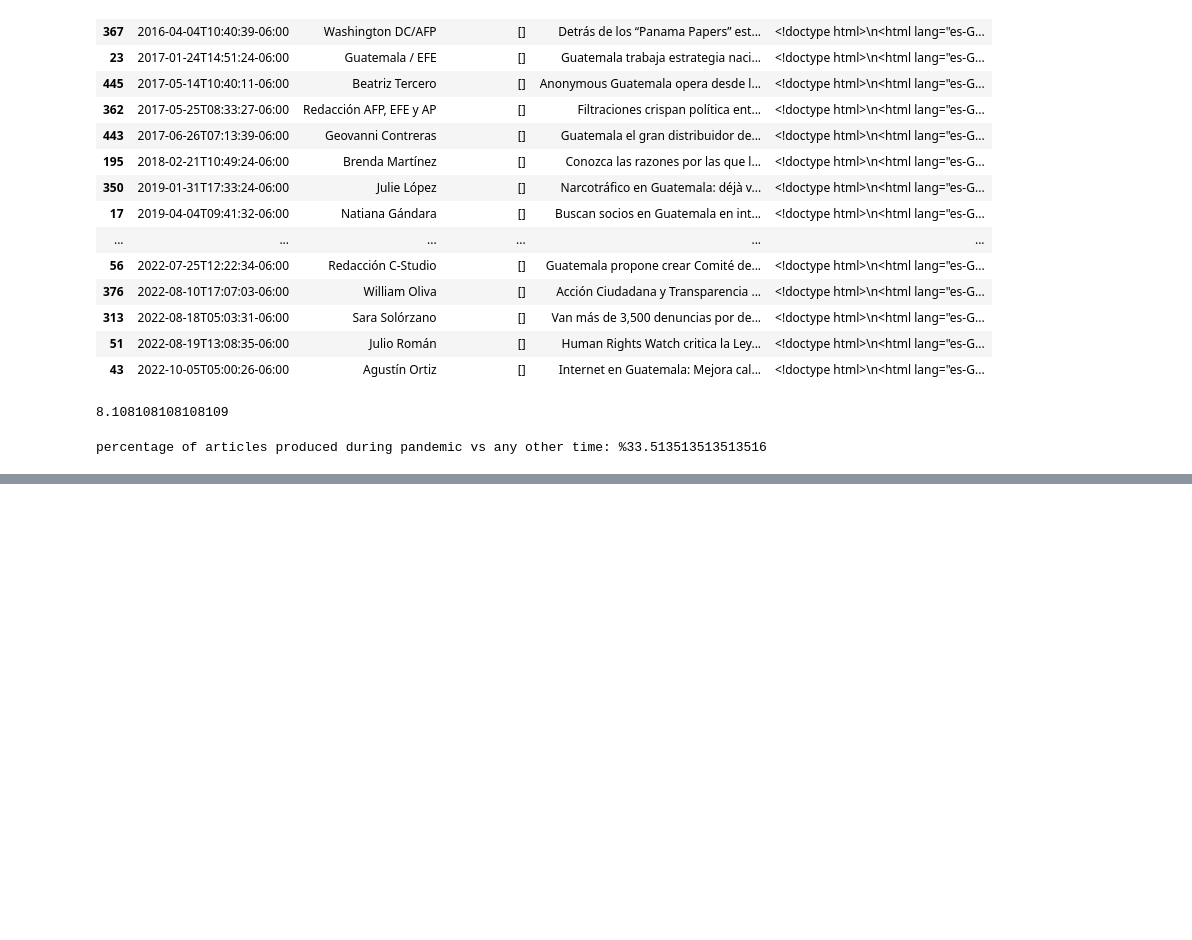
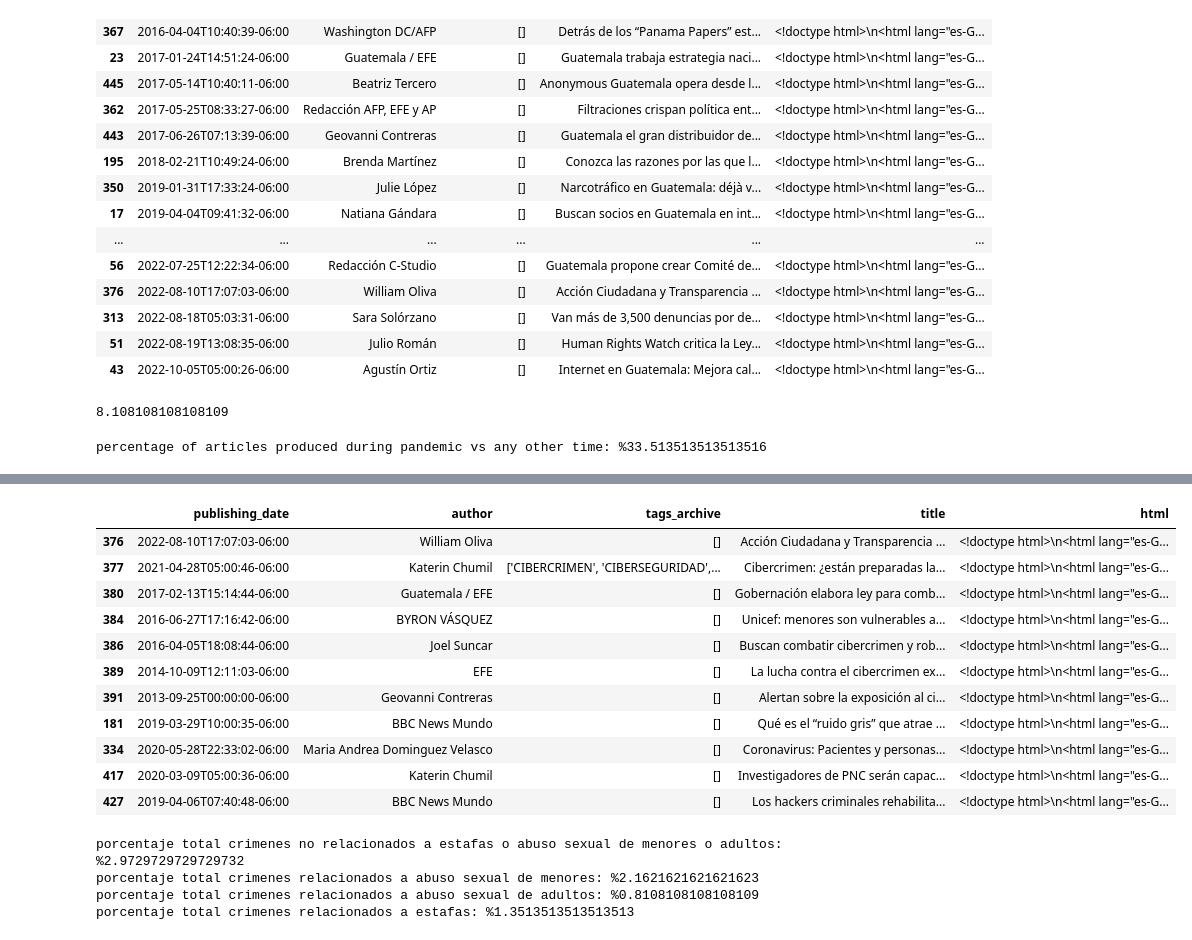
Before and after one commit to JeanPierreMR/PrensaLibre_scraping, a Jupyter notebook: dataCleaning.ipynb, the cells around one changed output, grey strips where cells are left out. Cells and saved outputs as stored; diff of their text form; code cells hidden in the pictures; blank space fills up the shorter version.

```diff
--- a/dataCleaning.ipynb
+++ b/dataCleaning.ipynb
@@ -262,4 +262,4 @@ sex_df = pd.DataFrame(columns=df.columns)
 for kw in keywords:
     sex_df = pd.concat([sex_df, df[df['title'].str.contains(kw, case=False)]],axis=0)
 sex_df = sex_df.drop_duplicates()
-sex_df[~sex_df.loc[:,'title'].isin(minors_df_abuse['title'])]
+sex_df = sex_df[~sex_df.loc[:,'title'].isin(minors_df_abuse['title'])]
@@ -443,5 +438,40 @@ percentage of articles produced during pandemic about covid or the pandemic itse
 | 320 | 2021-09-03T12:11:44-06:00 | Pam Belluck. c. The New York Time... | ['CORONAVIRUS', 'PL PLUS', 'RECOM... | Estudio señala que pacientes con ... | <!doctype html>\n<html lang="es-G... |
 | 159 | 2021-09-17T12:02:14-06:00 | Tara Parker-Pope. C. The New York... | ['CORONAVIRUS', 'RECOMENDACIÓN DE... | Seis preguntas y respuestas sobre... | <!doctype html>\n<html lang="es-G... |
 | 81 | 2022-03-16T05:00:55-06:00 | José Pablo del Águila | ['CORONAVIRUS DOS AÑOS', 'ESTUDIO... | En pandemia una de cada cuatro pe... | <!doctype html>\n<html lang="es-G... |
+# %%
+#＼／＼／＼／＼／＼＼／＼／＼- OTHER CRIMES ADULTS ＼／＼／＼／＼／＼＼／＼／＼／＼／＼＼／＼／＼／＼／＼
+keywords = ['crimen', 'crimin']
+crimen_df = pd.DataFrame(columns=df.columns)
+for kw in keywords:
+    crimen_df = pd.concat([crimen_df, df[df['title'].str.contains(kw, case=False)]],axis=0)
+crimen_df = crimen_df.drop_duplicates()
+crimen_df = crimen_df[~crimen_df.loc[:,'title'].isin(minors_df_abuse['title'])]
+crimen_df = crimen_df[~crimen_df.loc[:,'title'].isin(sex_df['title'])]
+crimen_df = crimen_df[~crimen_df.loc[:,'title'].isin(estafas_df['title'])]
+crimen_df
+# %% [output]
+|  | publishing_date | author | tags_archive | title | html |
+| 376 | 2022-08-10T17:07:03-06:00 | William Oliva | [] | Acción Ciudadana y Transparencia ... | <!doctype html>\n<html lang="es-G... |
+| 377 | 2021-04-28T05:00:46-06:00 | Katerin Chumil | ['CIBERCRIMEN', 'CIBERSEGURIDAD',... | Cibercrimen: ¿están preparadas la... | <!doctype html>\n<html lang="es-G... |
+| 380 | 2017-02-13T15:14:44-06:00 | Guatemala / EFE | [] | Gobernación elabora ley para comb... | <!doctype html>\n<html lang="es-G... |
+| 384 | 2016-06-27T17:16:42-06:00 | BYRON VÁSQUEZ | [] | Unicef: menores son vulnerables a... | <!doctype html>\n<html lang="es-G... |
+| 386 | 2016-04-05T18:08:44-06:00 | Joel Suncar | [] | Buscan combatir cibercrimen y rob... | <!doctype html>\n<html lang="es-G... |
+| 389 | 2014-10-09T12:11:03-06:00 | EFE | [] | La lucha contra el cibercrimen ex... | <!doctype html>\n<html lang="es-G... |
+| 391 | 2013-09-25T00:00:00-06:00 | Geovanni Contreras | [] | Alertan sobre la exposición al ci... | <!doctype html>\n<html lang="es-G... |
+| 181 | 2019-03-29T10:00:35-06:00 | BBC News Mundo | [] | Qué es el “ruido gris” que atrae ... | <!doctype html>\n<html lang="es-G... |
+| 334 | 2020-05-28T22:33:02-06:00 | Maria Andrea Dominguez Velasco | [] | Coronavirus: Pacientes y personas... | <!doctype html>\n<html lang="es-G... |
+| 417 | 2020-03-09T05:00:36-06:00 | Katerin Chumil | [] | Investigadores de PNC serán capac... | <!doctype html>\n<html lang="es-G... |
+| 427 | 2019-04-06T07:40:48-06:00 | BBC News Mundo | [] | Los hackers criminales rehabilita... | <!doctype html>\n<html lang="es-G... |
+# %%
+crimenes = len(estafas_df)+len(sex_df)+len(minors_df_abuse)+len(crimen_df)
+print("porcentaje total crimenes no relacionados a estafas o abuso sexual de menores o adultos: %"+str(len(crimen_df)/crimenes*100))
+print("porcentaje total crimenes relacionados a abuso sexual de menores: %"+str(len(minors_df_abuse)/crimenes*100))
+print("porcentaje total crimenes relacionados a abuso sexual de adultos: %"+str(len(sex_df)/crimenes*100))
+print("porcentaje total crimenes relacionados a estafas: %"+str(len(estafas_df)/crimenes*100))
+# %% [output]
+porcentaje total crimenes no relacionados a estafas o abuso sexual de menores o adultos: %2.9729729729729732
+porcentaje total crimenes relacionados a abuso sexual de menores: %2.1621621621621623
+porcentaje total crimenes relacionados a abuso sexual de adultos: %0.8108108108108109
+porcentaje total crimenes relacionados a estafas: %1.3513513513513513
 # %%
 minors_df = minors_df.loc[:, ~minors_df.columns.str.contains('html')]
```
Also changed, not shown: parts of 3 cells of this notebook, 12 other files.
